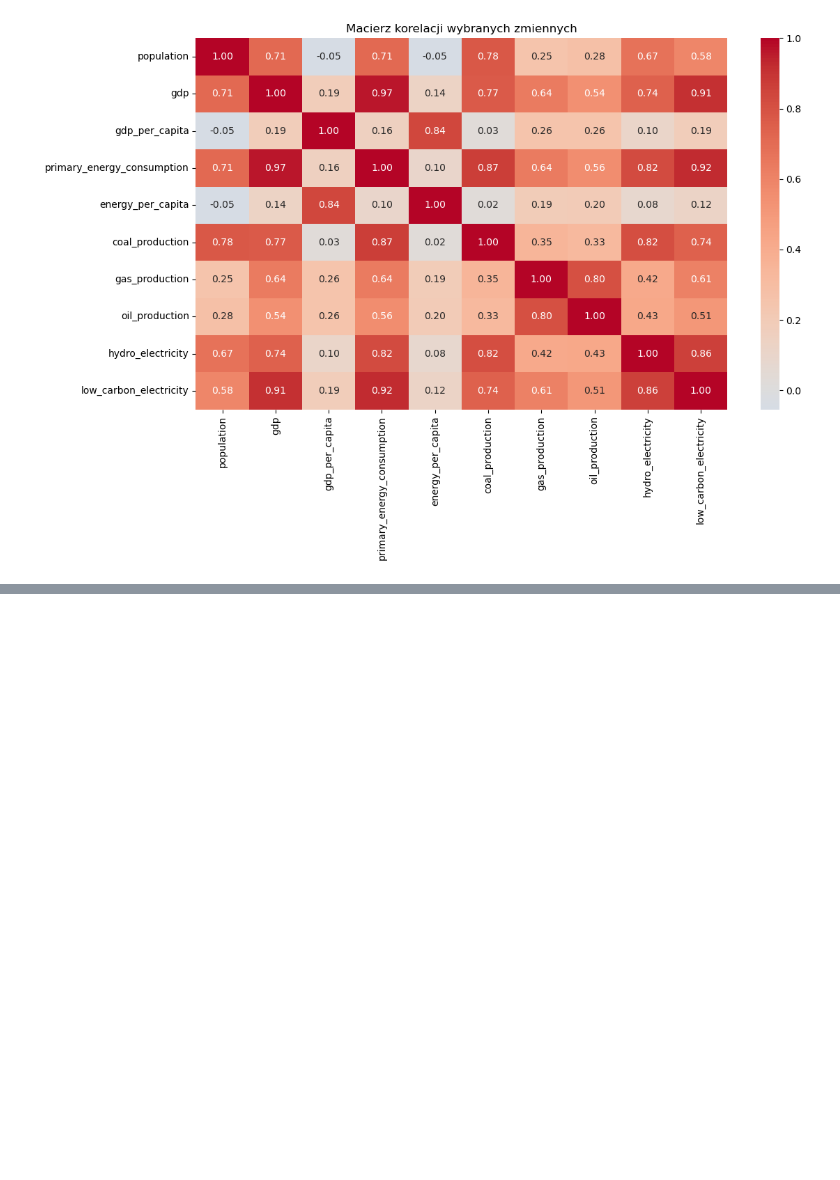
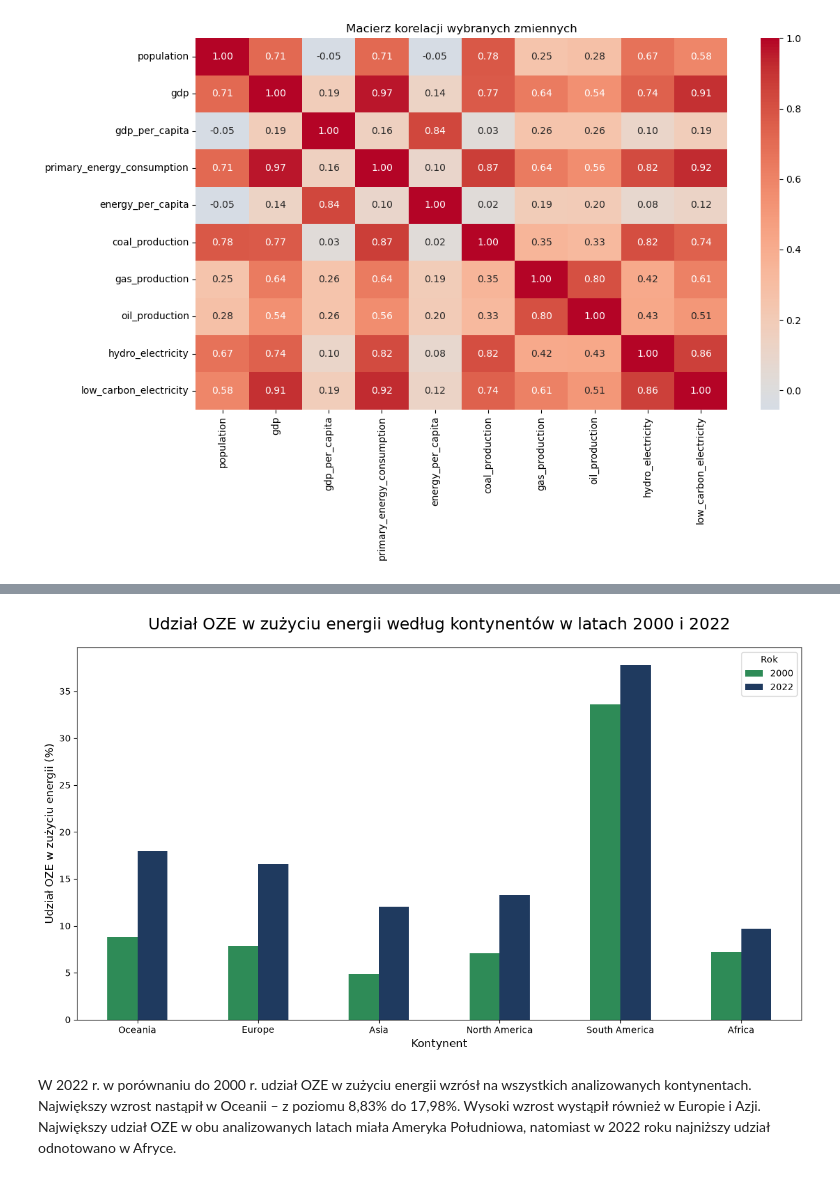
Before and after one commit to olaramota-beep/AWDP-projekt-do-oddania, a Jupyter notebook: Diagnostyka danych i wizualizacja.ipynb, the cells around one changed output, grey strips where cells are left out. Cells and saved outputs as stored; diff of their text form; code cells hidden in the pictures; blank space fills up the shorter version.

```diff
--- a/Diagnostyka danych i wizualizacja.ipynb
+++ b/Diagnostyka danych i wizualizacja.ipynb
@@ -663,0 +1041,27 @@ plt.show()
+# %%
+# Wykres: Udział OZE w zużyciu energii według kontynentów – 2000 i 2022
+
+renewables_share_comparison[[2000, 2022]].plot(
+    kind='bar',
+    figsize=(12, 7),
+    color=['#2E8B57', '#1F3A5F']
+)
+
+plt.title(
+    'Udział OZE w zużyciu energii według kontynentów w latach 2000 i 2022',
+    fontsize=18,
+    pad=20
+)
+
+plt.xlabel('Kontynent', fontsize=12)
+plt.ylabel('Udział OZE w zużyciu energii (%)', fontsize=12)
+
+plt.xticks(rotation=0)
+plt.legend(title='Rok')
+
+plt.tight_layout()
+plt.show()
+# %% [output]
+[figure, added]
+# %% [markdown]
+W 2022 r. w porównaniu do 2000 r. udział OZE w zużyciu energii wzrósł na wszystkich analizowanych kontynentach. Największy wzrost nastąpił w Oceanii – z poziomu 8,83% do 17,98%. Wysoki wzrost wystąpił również w Europie i Azji. Największy udział OZE w obu analizowanych latach miała Ameryka Południowa, natomiast w 2022 roku najniższy udział odnotowano w Afryce.
```
Also changed, not shown: parts of 34 cells of this notebook, 1 other file.
